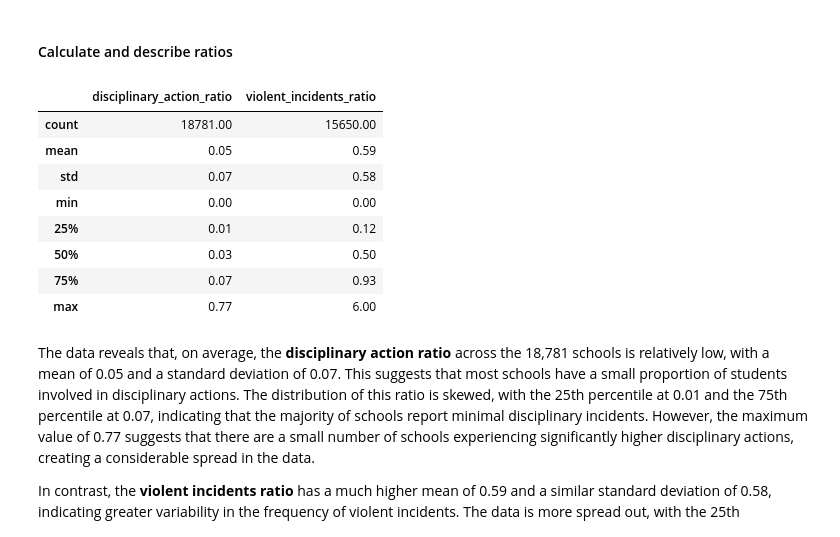
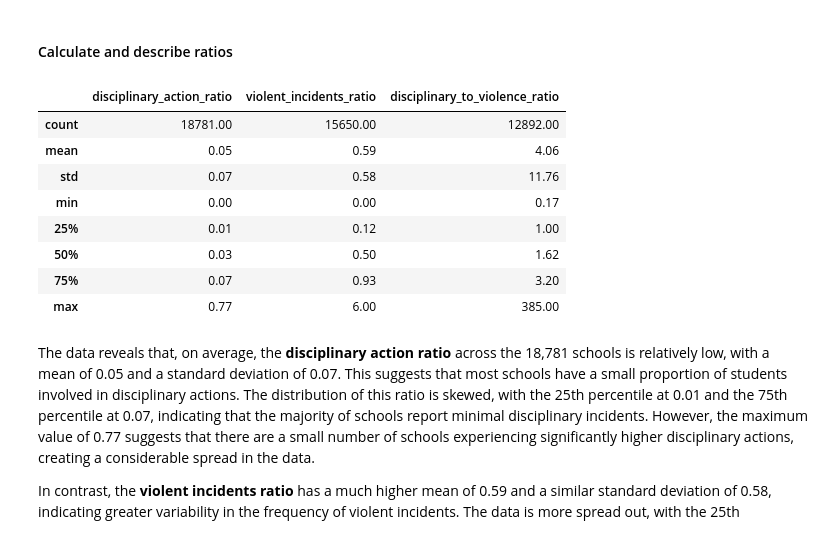
Before and after one commit to parliamentdata/rssi_discipline_analysis, a Jupyter notebook: discipline_analysis.ipynb, the cells around one changed output. Drawn from its saved outputs; the diff is of its cells as text; code cells hidden in the pictures.

```diff
--- a/discipline_analysis.ipynb
+++ b/discipline_analysis.ipynb
@@ -27,7 +27,13 @@ def aggregate_columns(df, aggregation_map):
         df[new_col] = df[cols_to_sum].sum(axis=1)
     return df
 # %%
-def calculate_exclusion_ratio(df, suspension_cols, enrollment_col, new_col_name, missing_data_value=None):
+def calculate_exclusion_ratio(
+        df,
+        suspension_cols,
+        enrollment_col,
+        new_col_name,
+        missing_data_value=None
+    ):
     """
     Calculates the ratio of disciplinary actions to total enrollment for given columns.
 
@@ -58,7 +64,13 @@ def calculate_exclusion_ratio(df, suspension_cols, enrollment_col, new_col_name,
 
     return df
 # %%
-def calculate_violent_inc_ratio(df, numerator_cols, enrollment_col, new_col_name, missing_data_value=None):
+def calculate_violent_inc_ratio(
+        df,
+        numerator_cols,
+        enrollment_col,
+        new_col_name,
+        missing_data_value=None
+    ):
     """
     Calculates the ratio of violent incidents to total enrollment for given columns.
 
@@ -218,27 +357,34 @@ report_card_df = aggregate_columns(report_card_df, aggregation_map_disc)
 # %%
 report_card_df = calculate_exclusion_ratio(
     report_card_df, ['num_stdnts_with_discipline_incidents'],
     'num_stdnt_enrlmnt', 'disciplinary_action_ratio'
 )
 
 report_card_df = calculate_violent_inc_ratio(
     report_card_df, ['num_disc_incdts_violent', 'num_disc_incdts_other'],
     'num_stdnts_with_discipline_incidents', 'violent_incidents_ratio'
 )
 
+report_card_df = calculate_disciplinary_to_violence_ratio(
+    report_card_df, ['num_stdnts_with_discipline_incidents'],
+    ['num_disc_incdts_violent', 'num_disc_incdts_other'],
+    'disciplinary_to_violence_ratio'
+)
+
 report_card_df['disciplinary_action_ratio'] = pd.to_numeric(report_card_df['disciplinary_action_ratio'], errors='coerce')
 report_card_df['violent_incidents_ratio'] = pd.to_numeric(report_card_df['violent_incidents_ratio'], errors='coerce')
-report_card_df[['disciplinary_action_ratio', 'violent_incidents_ratio']].describe().round(2)
+report_card_df['disciplinary_to_violence_ratio'] = pd.to_numeric(report_card_df['disciplinary_to_violence_ratio'], errors='coerce')
+report_card_df[['disciplinary_action_ratio', 'violent_incidents_ratio', 'disciplinary_to_violence_ratio']].describe().round(2)
 # %% [output]
-|  | disciplinary_action_ratio | violent_incidents_ratio |
-| count | 18781.00 | 15650.00 |
-| mean | 0.05 | 0.59 |
-| std | 0.07 | 0.58 |
-| min | 0.00 | 0.00 |
-| 25% | 0.01 | 0.12 |
-| 50% | 0.03 | 0.50 |
-| 75% | 0.07 | 0.93 |
-| max | 0.77 | 6.00 |
+|  | disciplinary_action_ratio | violent_incidents_ratio | disciplinary_to_violence_ratio |
+| count | 18781.00 | 15650.00 | 12892.00 |
+| mean | 0.05 | 0.59 | 4.06 |
+| std | 0.07 | 0.58 | 11.76 |
+| min | 0.00 | 0.00 | 0.17 |
+| 25% | 0.01 | 0.12 | 1.00 |
+| 50% | 0.03 | 0.50 | 1.62 |
+| 75% | 0.07 | 0.93 | 3.20 |
+| max | 0.77 | 6.00 | 385.00 |
 # %% [markdown]
 The data reveals that, on average, the **disciplinary action ratio** across the 18,781 schools is relatively low, with a mean of 0.05 and a standard deviation of 0.07. This suggests that most schools have a small proportion of students involved in disciplinary actions. The distribution of this ratio is skewed, with the 25th percentile at 0.01 and the 75th percentile at 0.07, indicating that the majority of schools report minimal disciplinary incidents. However, the maximum value of 0.77 suggests that there are a small number of schools experiencing significantly higher disciplinary actions, creating a considerable spread in the data.
 
```
Also changed, not shown: parts of 10 cells of this notebook, 1 other file.
